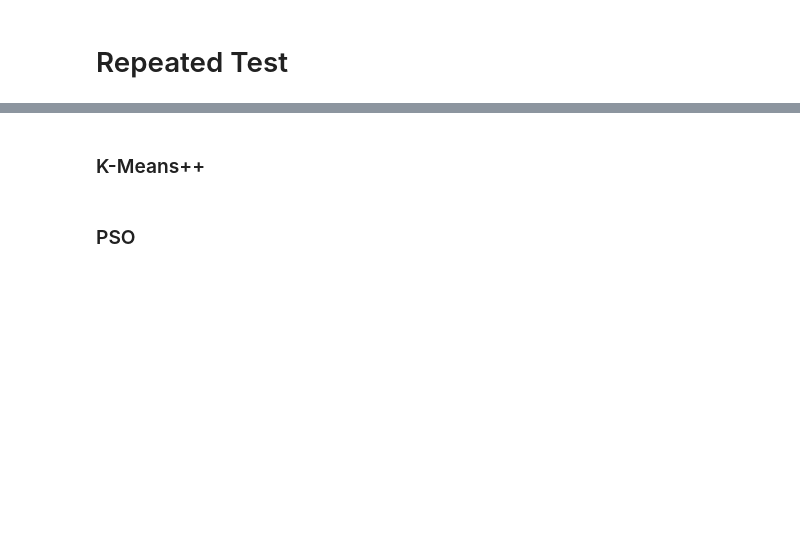
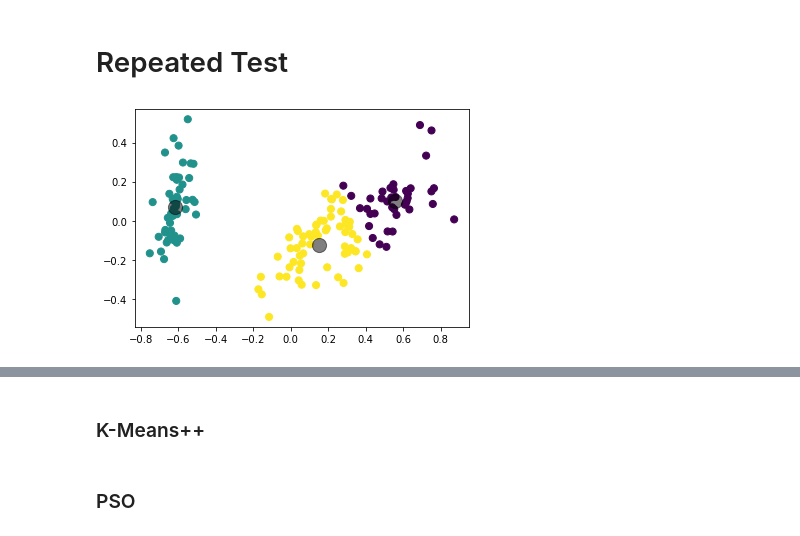
Before and after one commit to ElhNour/Partitioning_Clustering_using_PSO_metaheuristic, a Jupyter notebook: Err.ipynb, the cells around one changed output, grey strips where cells are left out. Saved outputs shown, nothing was run; the diff lists cells and outputs as text; code cells hidden in the pictures; blank space fills up the shorter version.

```diff
--- a/Err.ipynb
+++ b/Err.ipynb
@@ -123,2 +133,9 @@ array([0, 0, 0, 0, 0, 0, 0, 0, 0, 0, 0, 0, 0, 0, 0, 0, 0, 0, 0, 0, 0, 0,
 # %% [markdown]
 # Repeated Test
+# %%
+plt.scatter(X_iris_r[:, 0], X_iris_r[:, 1], c=predicted_kmeans, s=50, cmap='viridis')
+
+centers = pca.transform(kmeans.centroid)
+plt.scatter(centers[:, 0], centers[:, 1], c='black', s=200, alpha=0.5);
+# %% [output]
+[figure, added]
```
Also changed, not shown: parts of 9 cells of this notebook, 5 other files.
